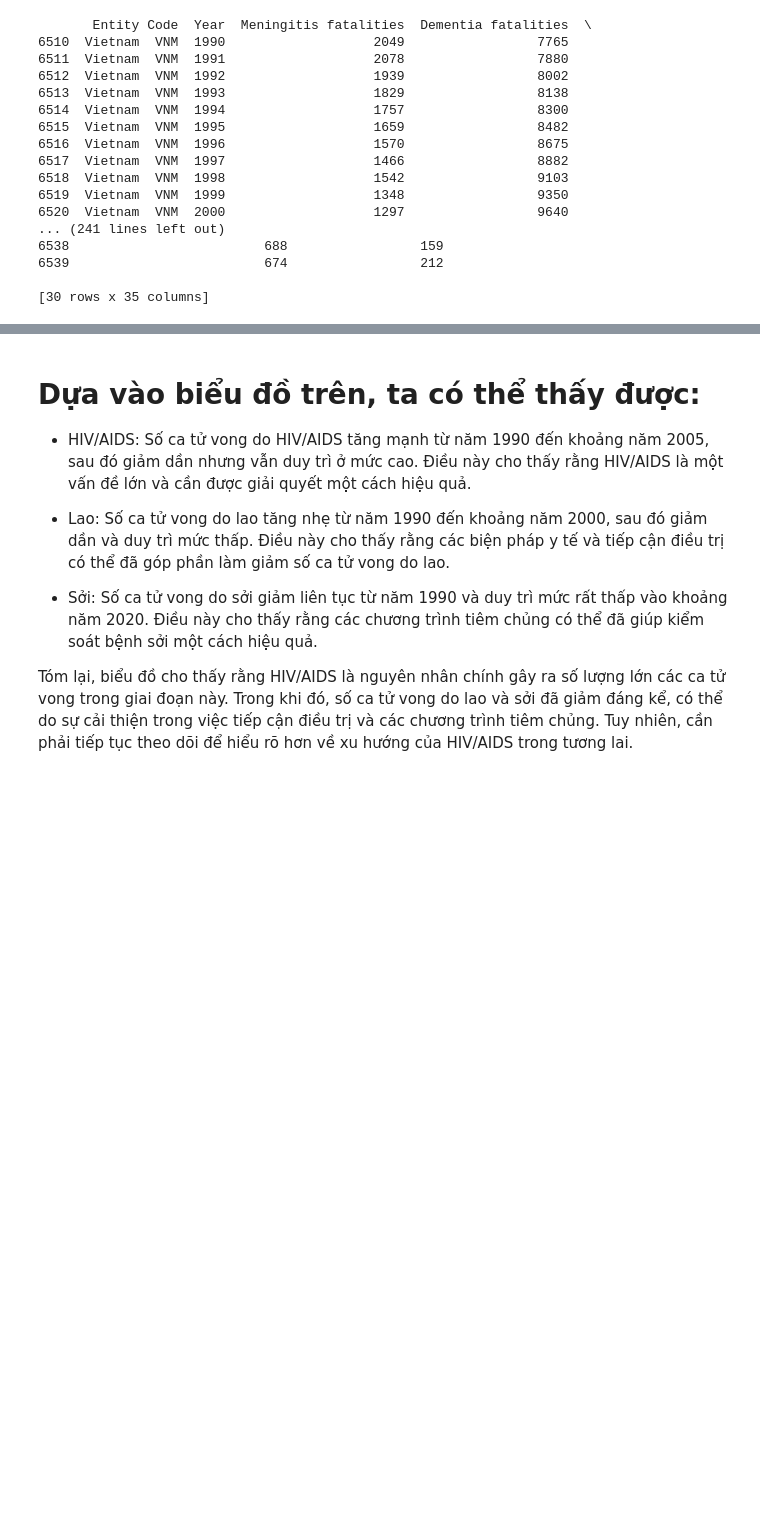
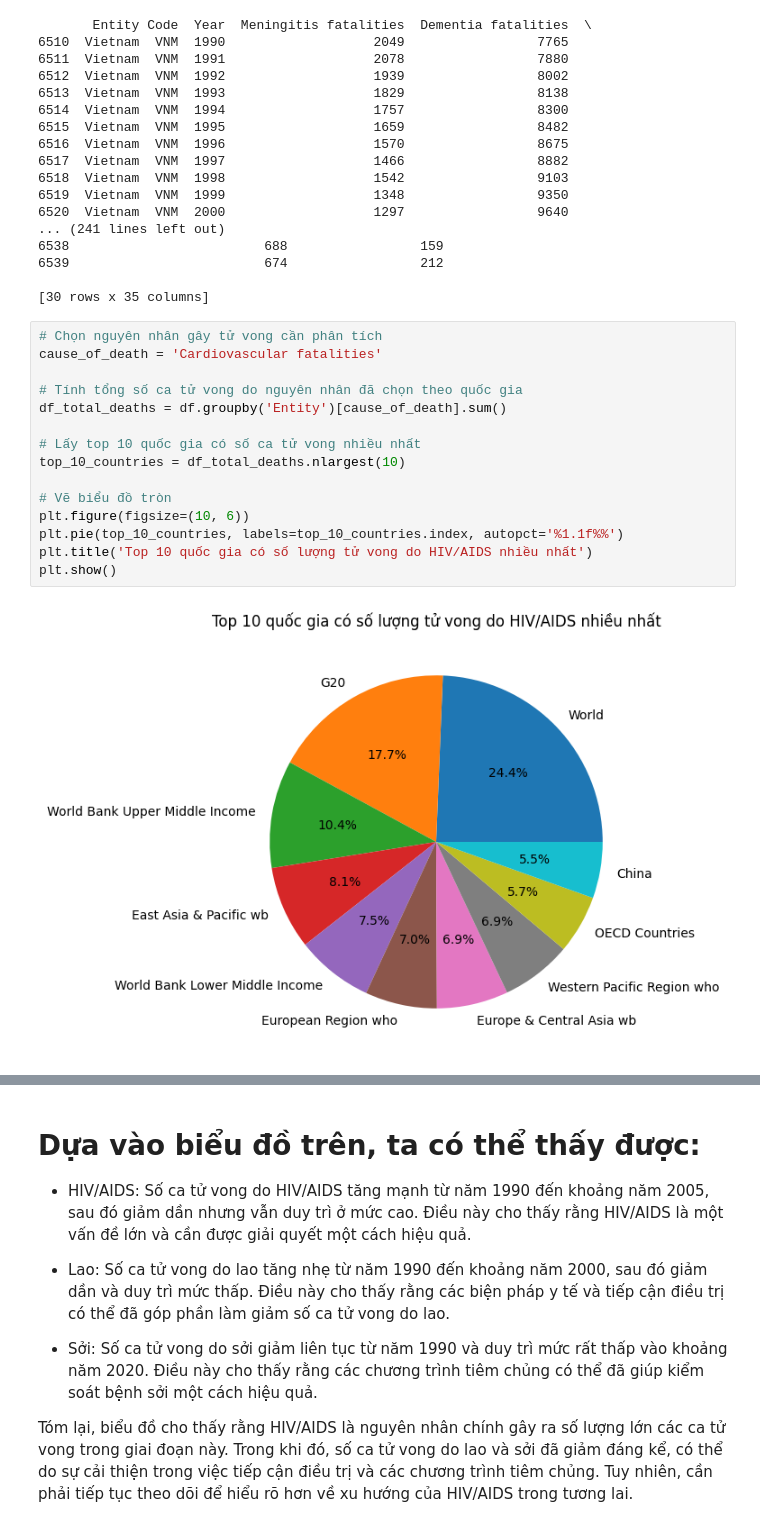
Before and after one commit to hoangvu1806/Analyze-annual-death-data, a Jupyter notebook: analysis.ipynb, the cells around one changed output, grey strips where cells are left out. Drawn from its saved outputs; the diff is of its cells as text; blank space fills up the shorter version.

```diff
--- a/analysis.ipynb
+++ b/analysis.ipynb
@@ -141,6 +169,23 @@ print(vietnam_data)
 6539                         674                 212
 
 [30 rows x 35 columns]
+# %%
+# Chọn nguyên nhân gây tử vong cần phân tích
+cause_of_death = 'Cardiovascular fatalities'
+
+# Tính tổng số ca tử vong do nguyên nhân đã chọn theo quốc gia
+df_total_deaths = df.groupby('Entity')[cause_of_death].sum()
+
+# Lấy top 10 quốc gia có số ca tử vong nhiều nhất
+top_10_countries = df_total_deaths.nlargest(10)
+
+# Vẽ biểu đồ tròn
+plt.figure(figsize=(10, 6))
+plt.pie(top_10_countries, labels=top_10_countries.index, autopct='%1.1f%%')
+plt.title('Top 10 quốc gia có số lượng tử vong do HIV/AIDS nhiều nhất')
+plt.show()
+# %% [output]
+[figure, added]
 # %%
 # Lấy dữ liệu của các vụ cháy (Fire fatalities)
 fire_fatalities = vietnam_data["Cardiovascular fatalities"]
```
Also changed, not shown: parts of 9 cells of this notebook.
